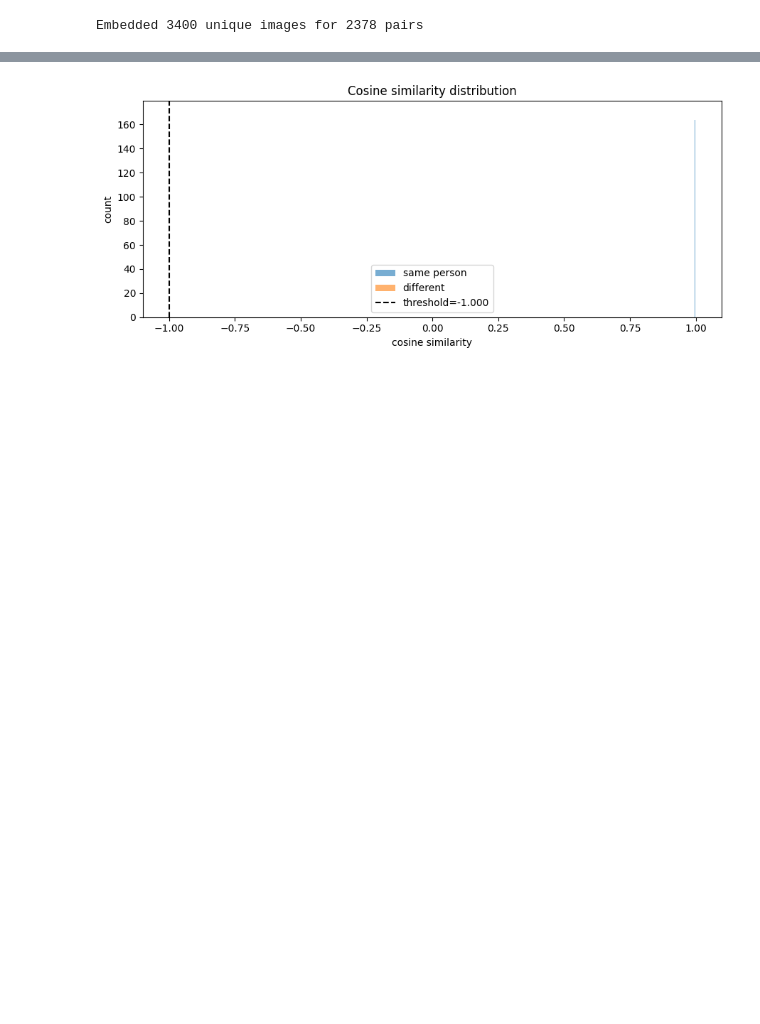
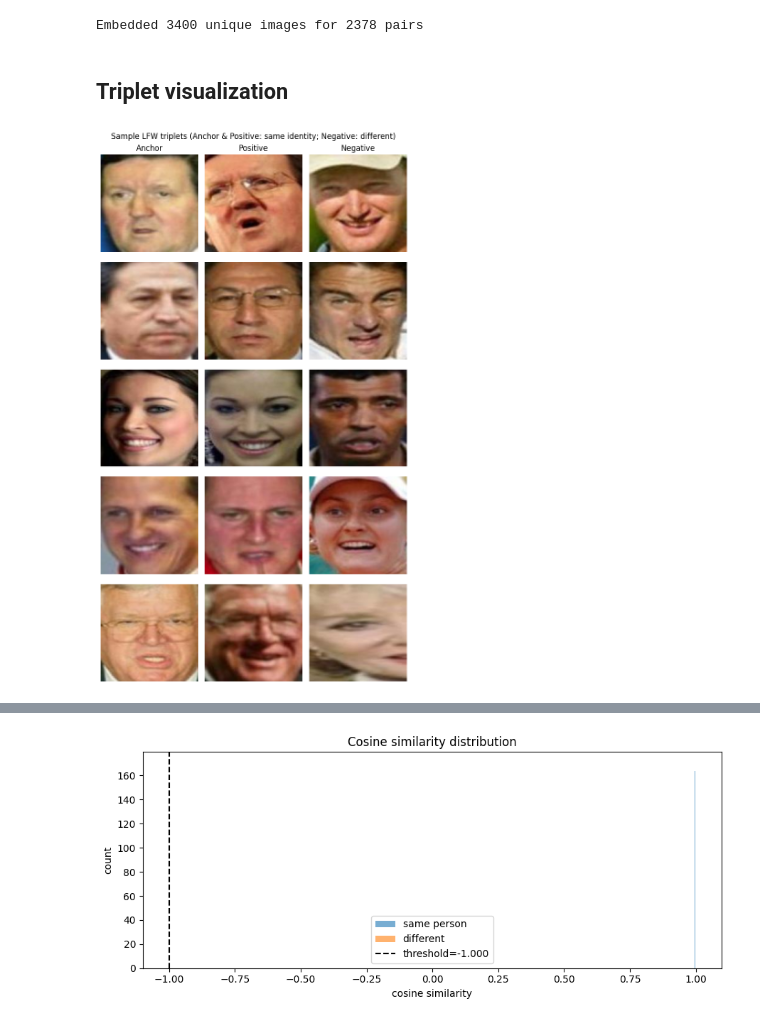
Before and after one commit to get-wright/IT4432E_Project, a Jupyter notebook: evaluation/evaluation_results.ipynb, the cells around one changed output, grey strips where cells are left out. Cells and saved outputs as stored; diff of their text form; code cells hidden in the pictures; blank space fills up the shorter version.

```diff
--- a/evaluation/evaluation_results.ipynb
+++ b/evaluation/evaluation_results.ipynb
@@ -58,3 +58,33 @@ labels = np.array([s for _, _, s in pairs])
 print(f'Embedded {len(unique)} unique images for {len(pairs)} pairs')
 # %% [output]
 Embedded 3400 unique images for 2378 pairs
+# %% [markdown]
+## Triplet visualization
+# %%
+# Triplet visualization (Anchor | Positive | Negative) — the classic Siamese demo.
+import random
+
+rng = random.Random(0)
+pos_pairs = [(a, b) for a, b, lbl in pairs if lbl == 1]
+neg_pairs = [(a, b) for a, b, lbl in pairs if lbl == 0]
+rng.shuffle(pos_pairs)
+rng.shuffle(neg_pairs)
+
+n_rows = 5
+fig, axes = plt.subplots(n_rows, 3, figsize=(7, 2.5 * n_rows))
+for row in range(n_rows):
+    anchor, positive = pos_pairs[row]
+    _, negative = neg_pairs[row]
+    axes[row, 0].imshow(Image.open(anchor)); axes[row, 0].axis('off')
+    axes[row, 1].imshow(Image.open(positive)); axes[row, 1].axis('off')
+    axes[row, 2].imshow(Image.open(negative)); axes[row, 2].axis('off')
+    if row == 0:
+        axes[row, 0].set_title('Anchor')
+        axes[row, 1].set_title('Positive')
+        axes[row, 2].set_title('Negative')
+fig.suptitle('Sample LFW triplets (Anchor & Positive: same identity; Negative: different)')
+plt.tight_layout()
+plt.savefig(FIGS / 'triplets.png', dpi=150)
+plt.show()
+# %% [output]
+[figure, added]
```
Also changed, not shown: parts of 2 cells of this notebook, 3 other files.
